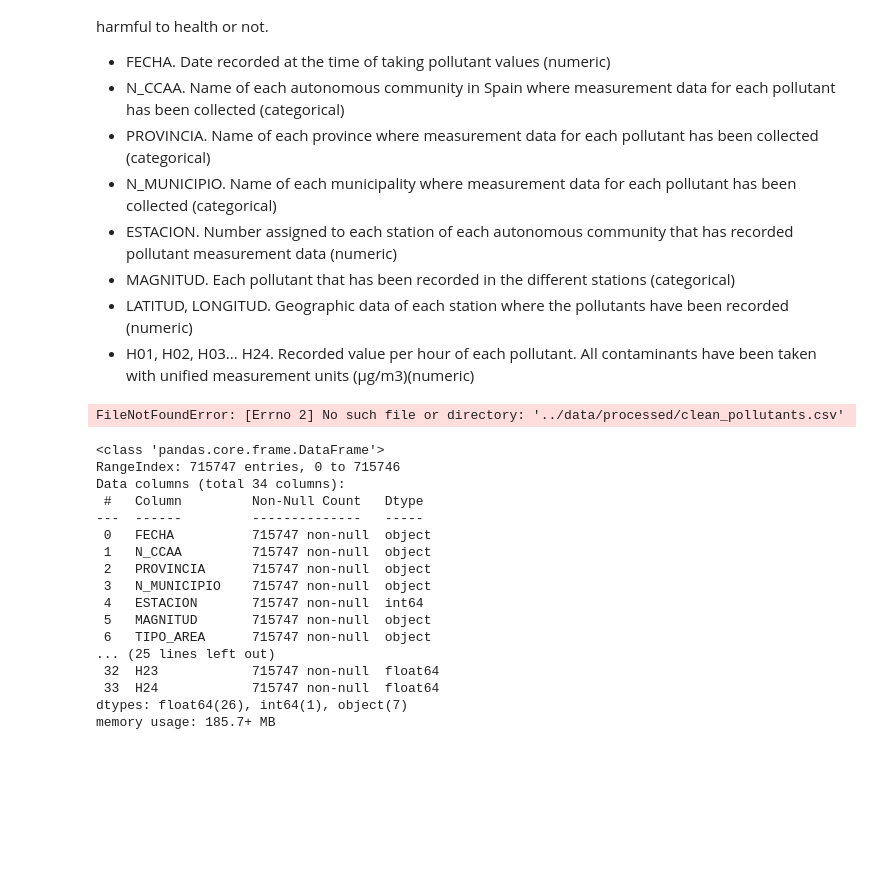
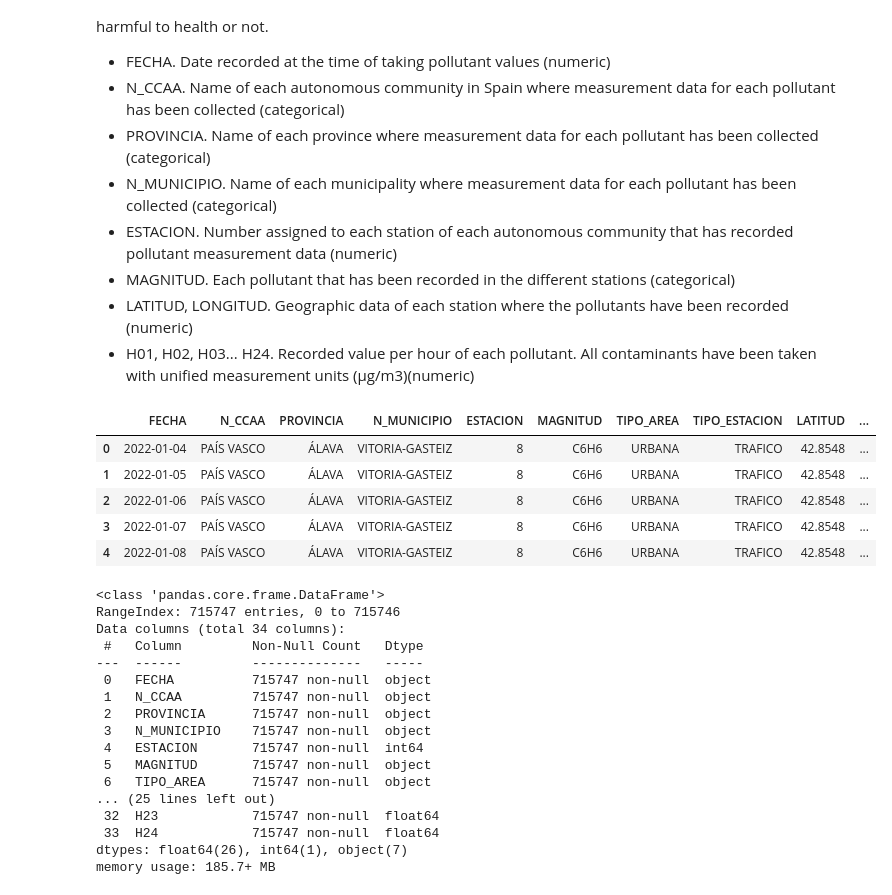
Before and after one commit to Pilizmt/Final-project-air-quality, a Jupyter notebook: notebooks/EDA_Spain.ipynb, the cells around one changed output. Cells and saved outputs as stored; diff of their text form; code cells hidden in the pictures; blank space fills up the shorter version.

```diff
--- a/notebooks/EDA_Spain.ipynb
+++ b/notebooks/EDA_Spain.ipynb
@@ -27,10 +27,15 @@ import pickle
 # %%
 pd.set_option('display.max_columns', None)
 # %%
-clean_df = pd.read_csv('../data/processed/clean_pollutants.csv')
+clean_df = pd.read_csv('../data/interim/pollutants.csv')
 clean_df.head()
 # %% [output]
-FileNotFoundError: [Errno 2] No such file or directory: '../data/processed/clean_pollutants.csv'
+|  | FECHA | N_CCAA | PROVINCIA | N_MUNICIPIO | ESTACION | MAGNITUD | TIPO_AREA | TIPO_ESTACION | LATITUD | ... |
+| 0 | 2022-01-04 | PAÍS VASCO | ÁLAVA | VITORIA-GASTEIZ | 8 | C6H6 | URBANA | TRAFICO | 42.8548 | ... |
+| 1 | 2022-01-05 | PAÍS VASCO | ÁLAVA | VITORIA-GASTEIZ | 8 | C6H6 | URBANA | TRAFICO | 42.8548 | ... |
+| 2 | 2022-01-06 | PAÍS VASCO | ÁLAVA | VITORIA-GASTEIZ | 8 | C6H6 | URBANA | TRAFICO | 42.8548 | ... |
+| 3 | 2022-01-07 | PAÍS VASCO | ÁLAVA | VITORIA-GASTEIZ | 8 | C6H6 | URBANA | TRAFICO | 42.8548 | ... |
+| 4 | 2022-01-08 | PAÍS VASCO | ÁLAVA | VITORIA-GASTEIZ | 8 | C6H6 | URBANA | TRAFICO | 42.8548 | ... |
 # %%
 clean_df.info()
 # %% [output]
```
Also changed, not shown: parts of 3 cells of this notebook, 1 other file.
